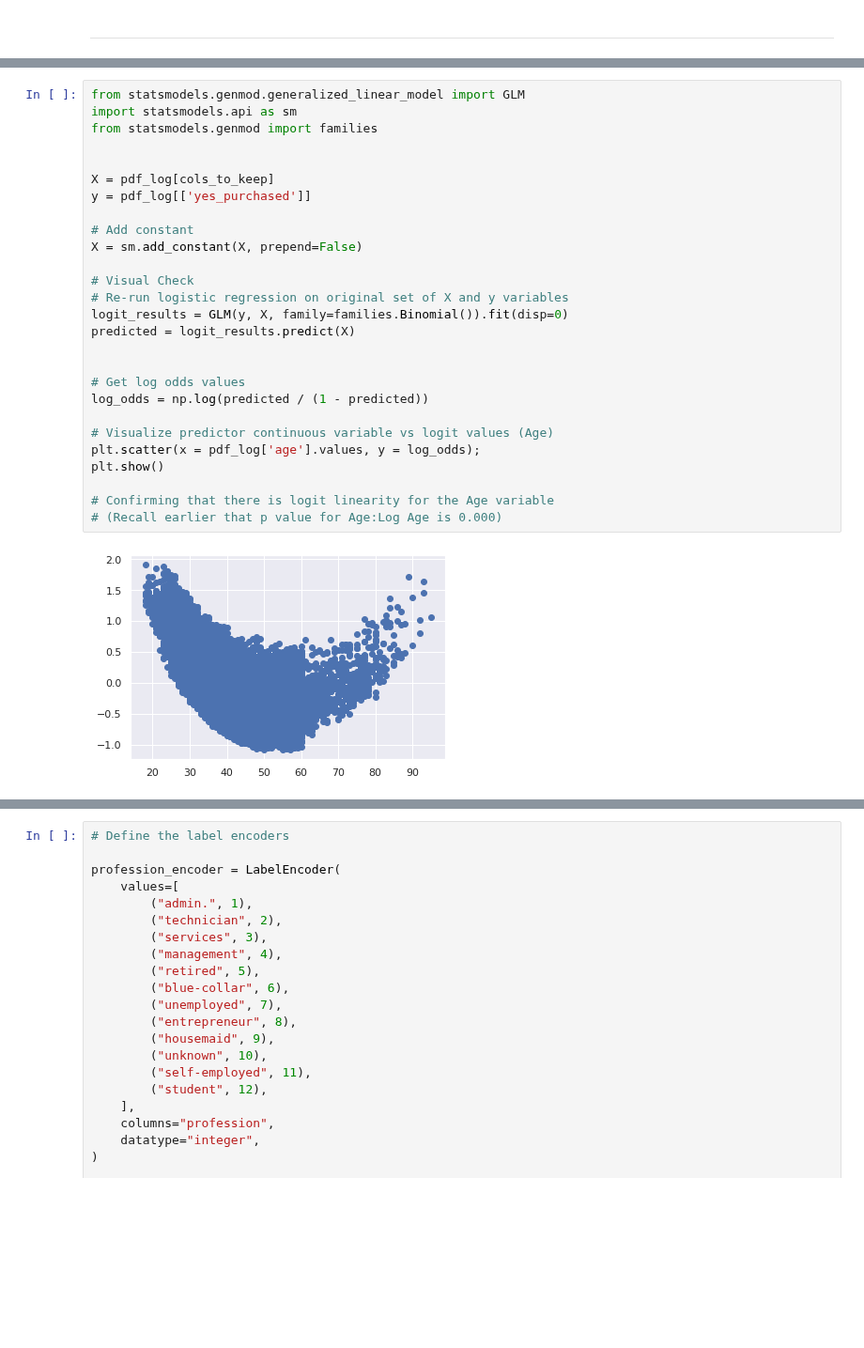
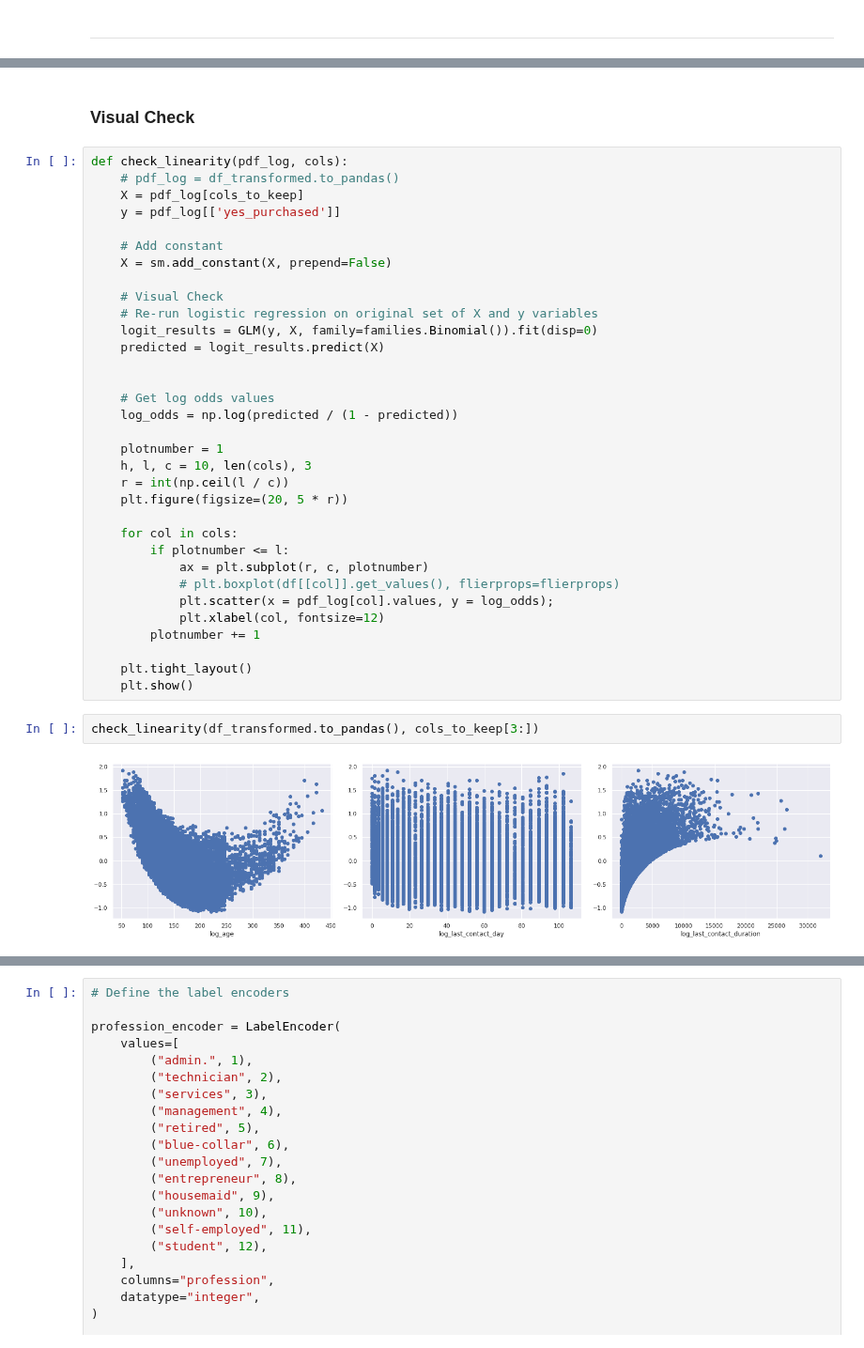
Before and after one commit to Teradata/jupyter-demos, a Jupyter notebook: UseCases/Dell_Innovation_Day/GLM_Classification.ipynb, the cells around one changed output, grey strips where cells are left out. Shown at 94% size. Cells and saved outputs as stored; diff of their text form; blank space fills up the shorter version.

```diff
--- a/UseCases/Dell_Innovation_Day/GLM_Classification.ipynb
+++ b/UseCases/Dell_Innovation_Day/GLM_Classification.ipynb
@@ -364,29 +328,39 @@ out
-# %%
-from statsmodels.genmod.generalized_linear_model import GLM
-import statsmodels.api as sm
-from statsmodels.genmod import families
-
-
-X = pdf_log[cols_to_keep]
-y = pdf_log[['yes_purchased']]
-
-# Add constant
-X = sm.add_constant(X, prepend=False)
-
-# Visual Check
-# Re-run logistic regression on original set of X and y variables
-logit_results = GLM(y, X, family=families.Binomial()).fit(disp=0)
-predicted = logit_results.predict(X)
-
-
-# Get log odds values
-log_odds = np.log(predicted / (1 - predicted))
-
-# Visualize predictor continuous variable vs logit values (Age)
-plt.scatter(x = pdf_log['age'].values, y = log_odds);
-plt.show()
-
-# Confirming that there is logit linearity for the Age variable
-# (Recall earlier that p value for Age:Log Age is 0.000)
-# %% [output]
-[figure, removed]
+# %% [markdown]
+### Visual Check
+# %%
+def check_linearity(pdf_log, cols):
+    # pdf_log = df_transformed.to_pandas()
+    X = pdf_log[cols_to_keep]
+    y = pdf_log[['yes_purchased']]
+
+    # Add constant
+    X = sm.add_constant(X, prepend=False)
+
+    # Visual Check
+    # Re-run logistic regression on original set of X and y variables
+    logit_results = GLM(y, X, family=families.Binomial()).fit(disp=0)
+    predicted = logit_results.predict(X)
+
+
+    # Get log odds values
+    log_odds = np.log(predicted / (1 - predicted))
+
+    plotnumber = 1
+    h, l, c = 10, len(cols), 3
+    r = int(np.ceil(l / c))
+    plt.figure(figsize=(20, 5 * r))
+
+    for col in cols:
+        if plotnumber <= l:
+            ax = plt.subplot(r, c, plotnumber)
+            # plt.boxplot(df[[col]].get_values(), flierprops=flierprops)
+            plt.scatter(x = pdf_log[col].values, y = log_odds);
+            plt.xlabel(col, fontsize=12)
+        plotnumber += 1
+
+    plt.tight_layout()
+    plt.show()
+# %%
+check_linearity(df_transformed.to_pandas(), cols_to_keep[3:])
+# %% [output]
+[figure, added]
```
Also changed, not shown: parts of 18 cells of this notebook, 1 other file.
